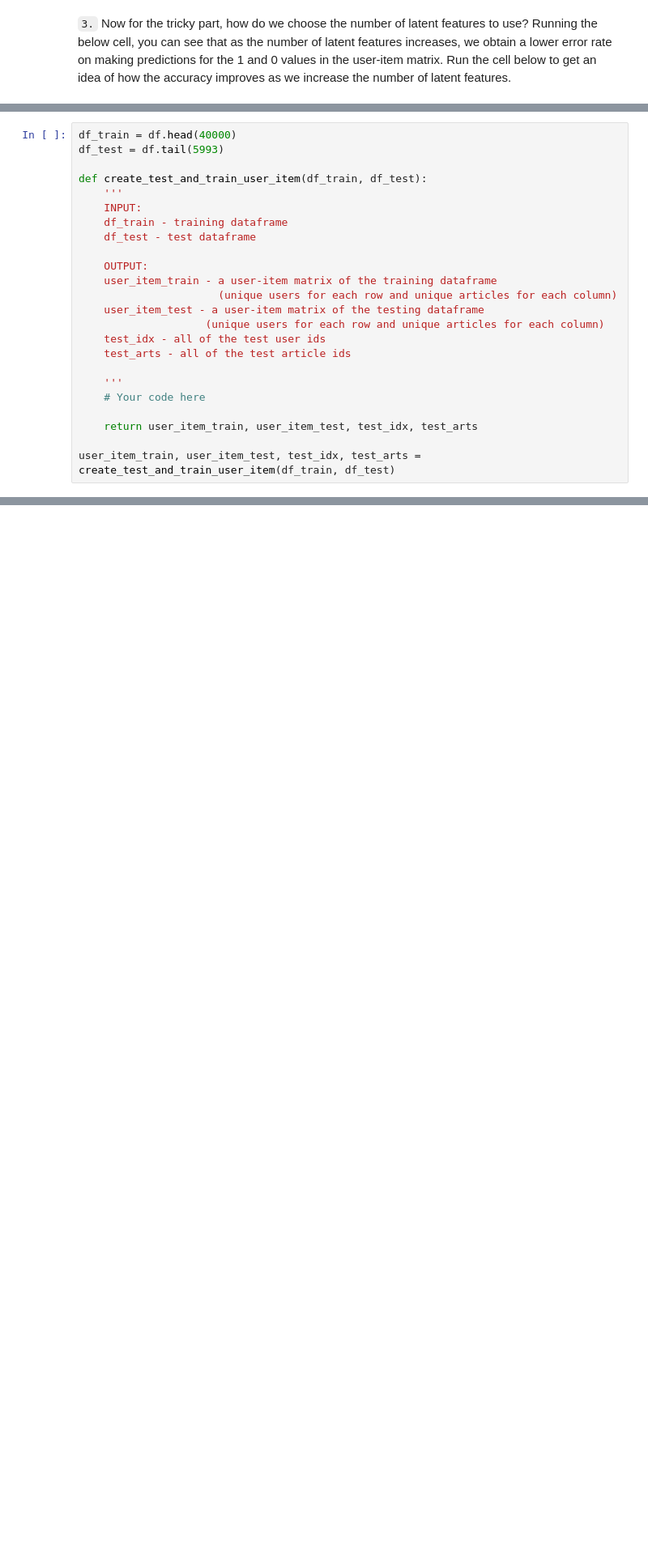
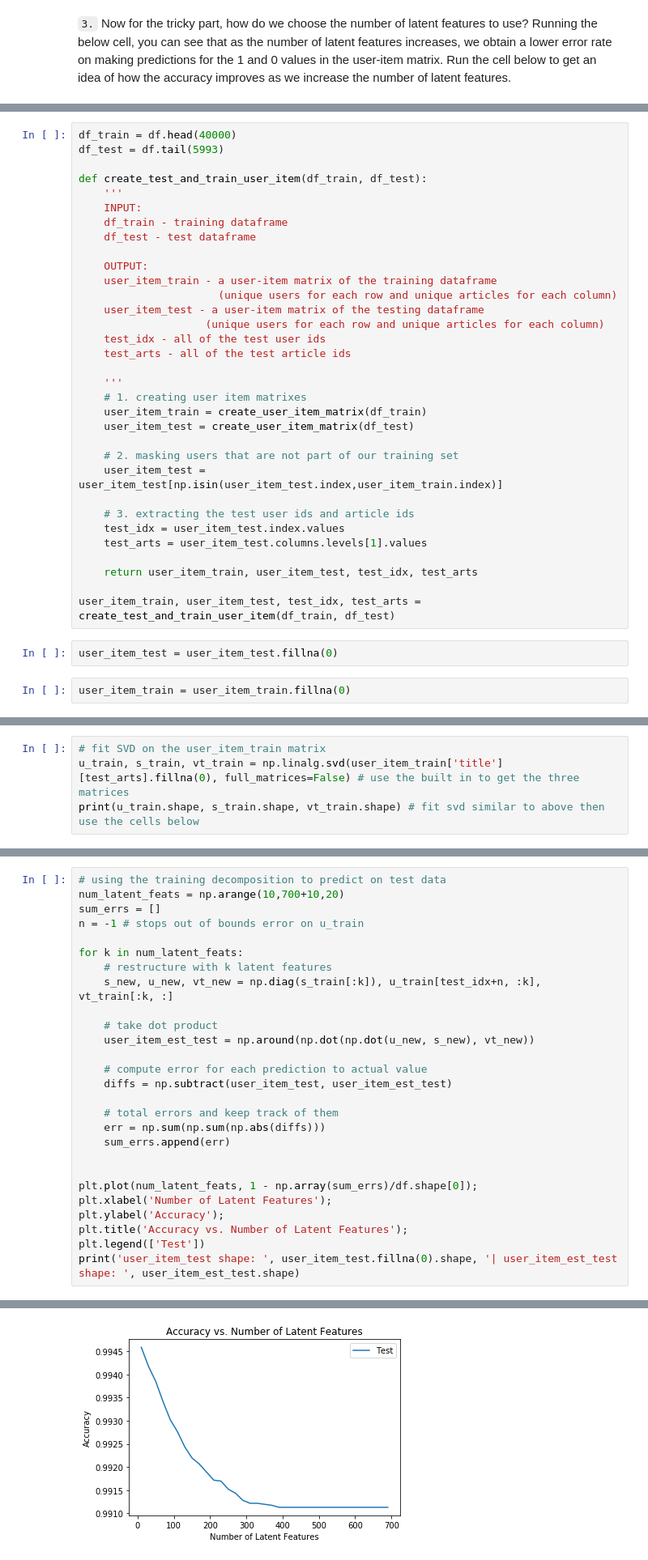
Before and after one commit to ags911/udacity-questions, a Jupyter notebook: Recommendations_with_IBM (1).ipynb, the cells around one changed output, grey strips where cells are left out. Shown at 81% size. Saved outputs shown, nothing was run; the diff lists cells and outputs as text; blank space fills up the shorter version.

```diff
--- a/Recommendations_with_IBM (1).ipynb
+++ b/Recommendations_with_IBM (1).ipynb
@@ -1038,8 +1124,21 @@ def create_test_and_train_user_item(df_train, df_test):
     test_arts - all of the test article ids
 
     '''
-    # Your code here
+    # 1. creating user item matrixes
+    user_item_train = create_user_item_matrix(df_train)
+    user_item_test = create_user_item_matrix(df_test)
+
+    # 2. masking users that are not part of our training set
+    user_item_test = user_item_test[np.isin(user_item_test.index,user_item_train.index)]
+
+    # 3. extracting the test user ids and article ids
+    test_idx = user_item_test.index.values
+    test_arts = user_item_test.columns.levels[1].values
 
     return user_item_train, user_item_test, test_idx, test_arts
 
 user_item_train, user_item_test, test_idx, test_arts = create_test_and_train_user_item(df_train, df_test)
+# %%
+user_item_test = user_item_test.fillna(0)
+# %%
+user_item_train = user_item_train.fillna(0)
@@ -1063,3 +1191,7 @@ t.sol_4_test(sol_4_dict)
 `5.` Now use the **user_item_train** dataset from above to find U, S, and V transpose using SVD. Then find the subset of rows in the **user_item_test** dataset that you can predict using this matrix decomposition with different numbers of latent features to see how many features makes sense to keep based on the accuracy on the test data. This will require combining what was done in questions `2` - `4`.
 
 Use the cells below to explore how well SVD works towards making predictions for recommendations on the test data.
+# %%
+# fit SVD on the user_item_train matrix
+u_train, s_train, vt_train = np.linalg.svd(user_item_train['title'][test_arts].fillna(0), full_matrices=False) # use the built in to get the three matrices
+print(u_train.shape, s_train.shape, vt_train.shape) # fit svd similar to above then use the cells below
@@ -1065,0 +1200,28 @@ Use the cells below to explore how well SVD works towards making predictions for
+# %%
+# using the training decomposition to predict on test data
+num_latent_feats = np.arange(10,700+10,20)
+sum_errs = []
+n = -1 # stops out of bounds error on u_train
+
+for k in num_latent_feats:
+    # restructure with k latent features
+    s_new, u_new, vt_new = np.diag(s_train[:k]), u_train[test_idx+n, :k], vt_train[:k, :]
+
+    # take dot product
+    user_item_est_test = np.around(np.dot(np.dot(u_new, s_new), vt_new))
+
+    # compute error for each prediction to actual value
+    diffs = np.subtract(user_item_test, user_item_est_test)
+
+    # total errors and keep track of them
+    err = np.sum(np.sum(np.abs(diffs)))
+    sum_errs.append(err)
+
+
+plt.plot(num_latent_feats, 1 - np.array(sum_errs)/df.shape[0]);
+plt.xlabel('Number of Latent Features');
+plt.ylabel('Accuracy');
+plt.title('Accuracy vs. Number of Latent Features');
+plt.legend(['Test'])
+print('user_item_test shape: ', user_item_test.fillna(0).shape, '| user_item_est_test shape: ', user_item_est_test.shape)
+# %% [output]
@@ -1066,2 +1229,3 @@ Use the cells below to explore how well SVD works towards making predictions for
+[figure, added]
 # %%
 # fit SVD on the user_item_train matrix
```
Also changed, not shown: parts of 93 cells of this notebook.
